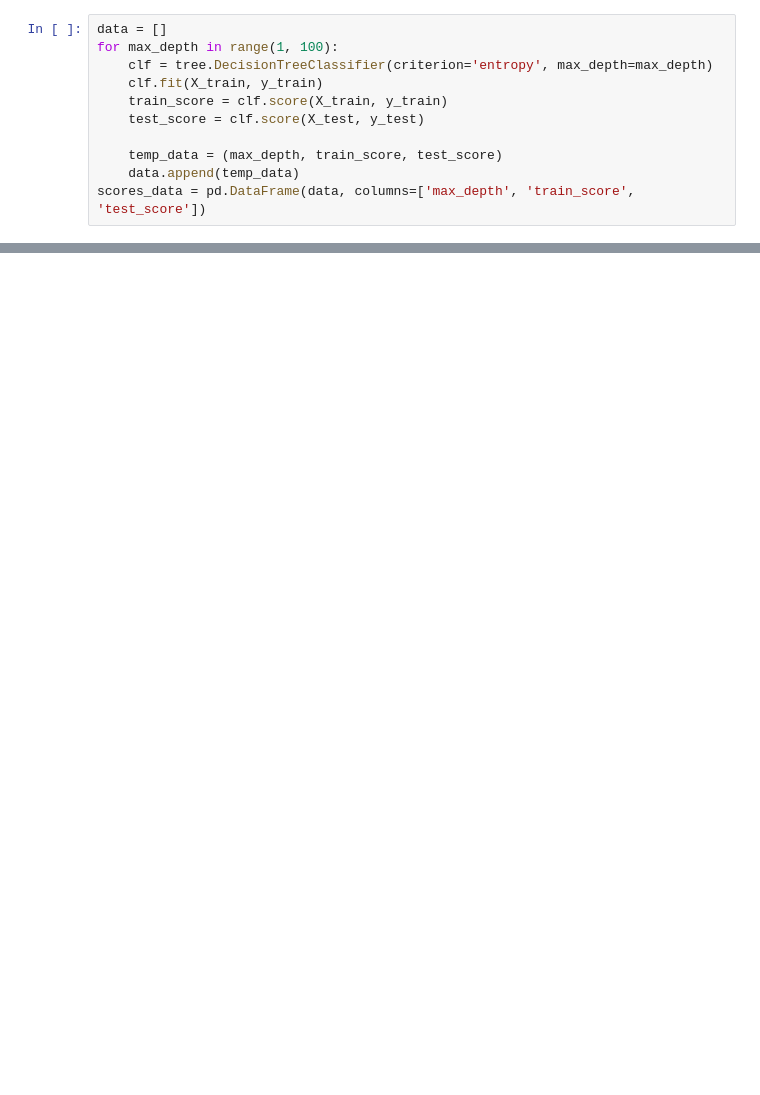
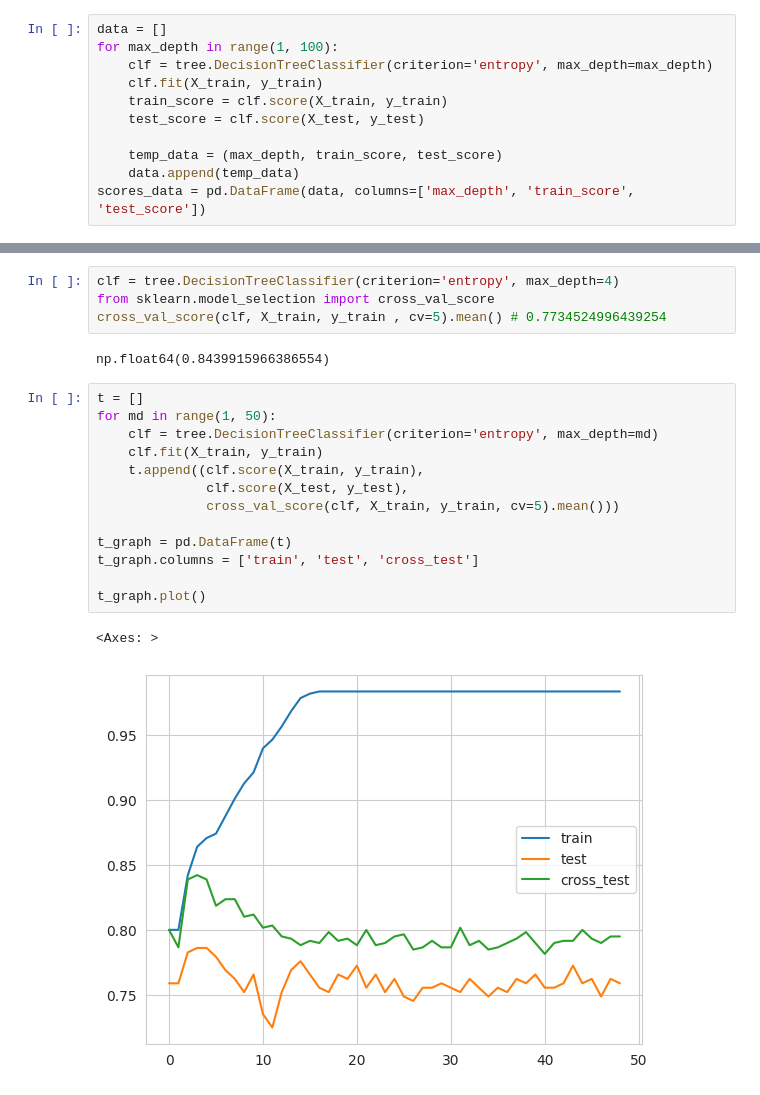
Before and after one commit to MinyaevAndrey/MYPETS, a Jupyter notebook: Titanic.ipynb, the cells around one changed output, grey strips where cells are left out. Cells and saved outputs as stored; diff of their text form; blank space fills up the shorter version.

```diff
--- a/Titanic.ipynb
+++ b/Titanic.ipynb
@@ -126,0 +172,22 @@ sns.lineplot(x='max_depth', y='score', hue='set_type', data=scores_data_long)
+# %%
+clf = tree.DecisionTreeClassifier(criterion='entropy', max_depth=4)
+from sklearn.model_selection import cross_val_score
+cross_val_score(clf, X_train, y_train , cv=5).mean() # 0.7734524996439254
+# %% [output]
+np.float64(0.8439915966386554)
+# %%
+t = []
+for md in range(1, 50):
+    clf = tree.DecisionTreeClassifier(criterion='entropy', max_depth=md)
+    clf.fit(X_train, y_train)
+    t.append((clf.score(X_train, y_train),
+              clf.score(X_test, y_test),
+              cross_val_score(clf, X_train, y_train, cv=5).mean()))
+
+t_graph = pd.DataFrame(t)
+t_graph.columns = ['train', 'test', 'cross_test']
+
+t_graph.plot()
+# %% [output]
+<Axes: >
+[figure, added]
```
Also changed, not shown: parts of 12 cells of this notebook.
